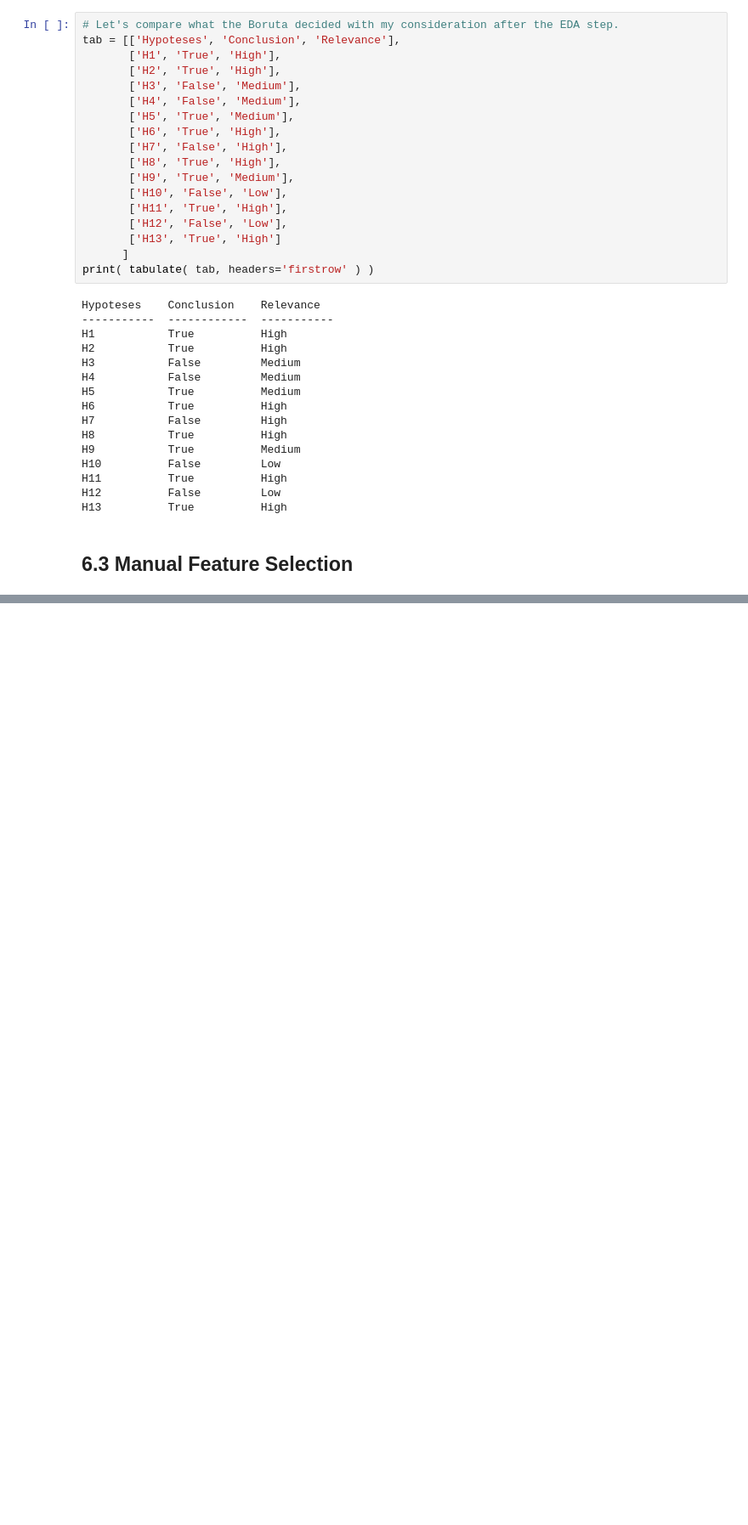
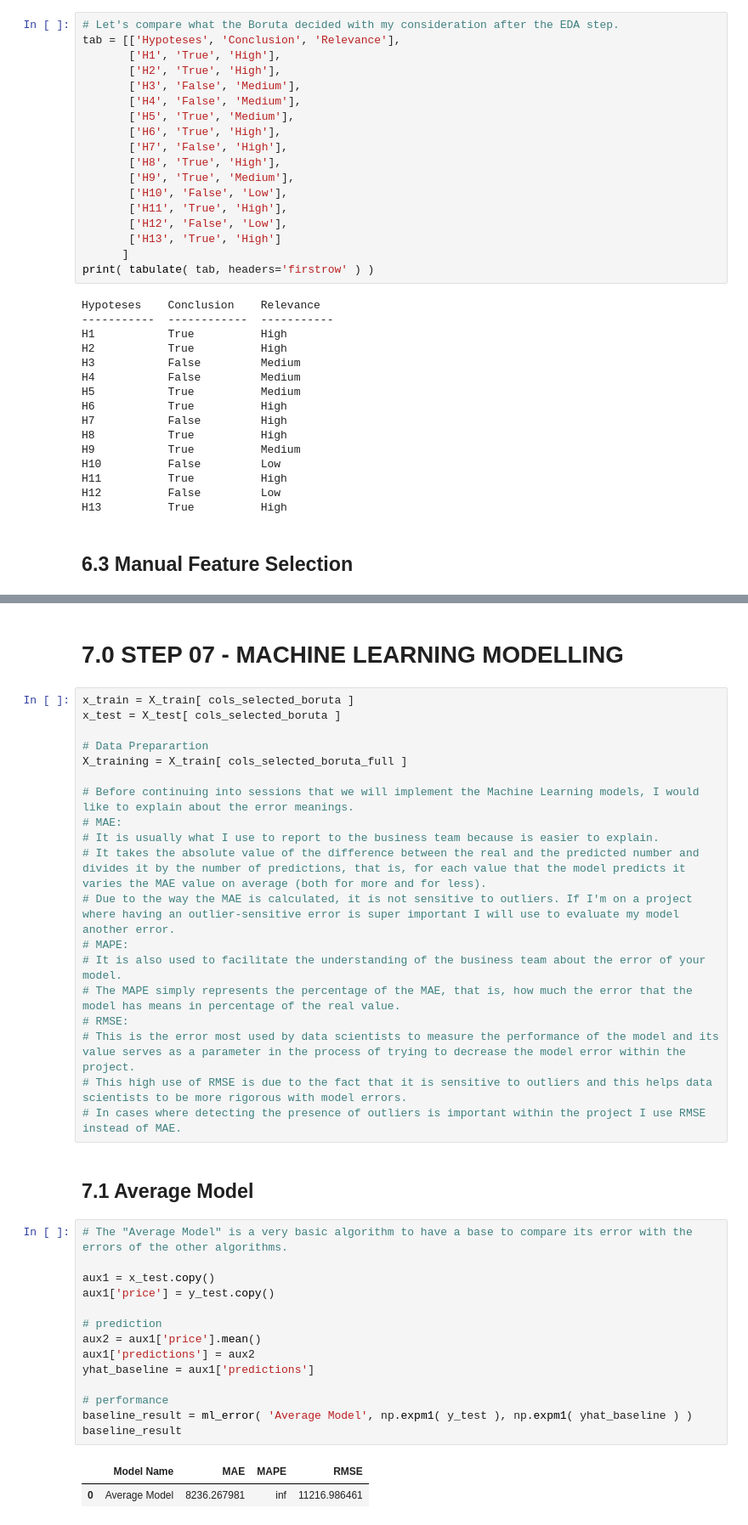
Before and after one commit to panambY/Used_Car_Price, a Jupyter notebook: Used_Car_Price.ipynb, the cells around one changed output, grey strips where cells are left out. Shown at 85% size. Saved outputs shown, nothing was run; the diff lists cells and outputs as text; blank space fills up the shorter version.

```diff
--- a/Used_Car_Price.ipynb
+++ b/Used_Car_Price.ipynb
@@ -1821,0 +1924,40 @@ H13          True          High
+# %% [markdown]
+# 7.0 STEP 07 - MACHINE LEARNING MODELLING
+# %%
+x_train = X_train[ cols_selected_boruta ]
+x_test = X_test[ cols_selected_boruta ]
+
+# Data Preparartion
+X_training = X_train[ cols_selected_boruta_full ]
+
+# Before continuing into sessions that we will implement the Machine Learning models, I would like to explain about the error meanings.
+# MAE:
+# It is usually what I use to report to the business team because is easier to explain.
+# It takes the absolute value of the difference between the real and the predicted number and divides it by the number of predictions, that is, for each value that the model predicts it varies the MAE value on average (both for more and for less).
+# Due to the way the MAE is calculated, it is not sensitive to outliers. If I'm on a project where having an outlier-sensitive error is super important I will use to evaluate my model another error.
+# MAPE:
+# It is also used to facilitate the understanding of the business team about the error of your model.
+# The MAPE simply represents the percentage of the MAE, that is, how much the error that the model has means in percentage of the real value.
+# RMSE:
+# This is the error most used by data scientists to measure the performance of the model and its value serves as a parameter in the process of trying to decrease the model error within the project.
+# This high use of RMSE is due to the fact that it is sensitive to outliers and this helps data scientists to be more rigorous with model errors.
+# In cases where detecting the presence of outliers is important within the project I use RMSE instead of MAE.
+# %% [markdown]
+## 7.1 Average Model
+# %%
+# The "Average Model" is a very basic algorithm to have a base to compare its error with the errors of the other algorithms.
+
+aux1 = x_test.copy()
+aux1['price'] = y_test.copy()
+
+# prediction
+aux2 = aux1['price'].mean()
+aux1['predictions'] = aux2
+yhat_baseline = aux1['predictions']
+
+# performance
+baseline_result = ml_error( 'Average Model', np.expm1( y_test ), np.expm1( yhat_baseline ) )
+baseline_result
+# %% [output]
+|  | Model Name | MAE | MAPE | RMSE |
+| 0 | Average Model | 8236.267981 | inf | 11216.986461 |
```
Also changed, not shown: parts of 31 cells of this notebook.
